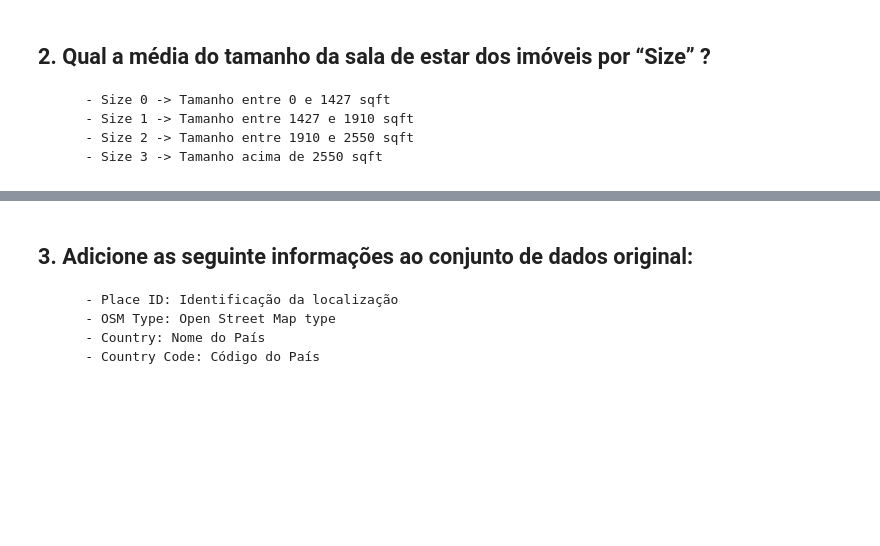
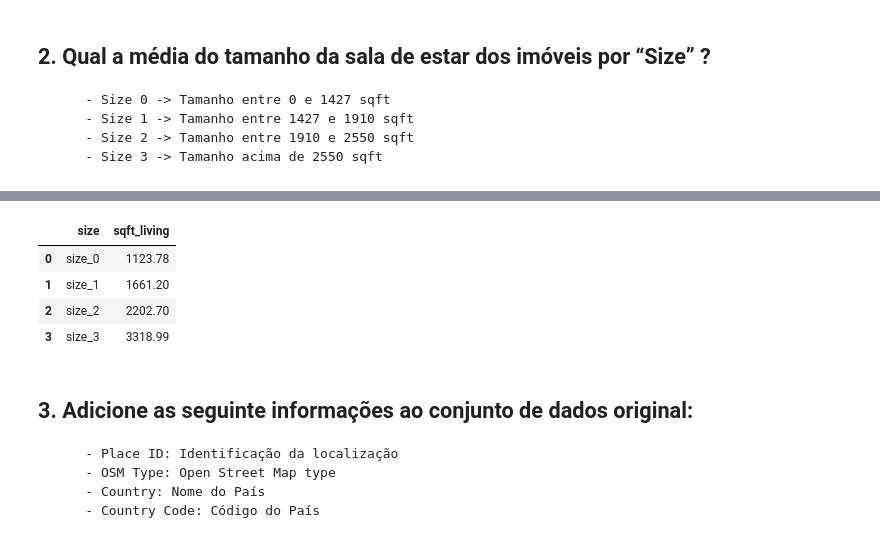
Before and after one commit to daniazevedo7/curso_python_zero_ao_ds, a Jupyter notebook: modulo_04/respostas_modulo_04.ipynb, the cells around one changed output, grey strips where cells are left out. Cells and saved outputs as stored; diff of their text form; code cells hidden in the pictures; blank space fills up the shorter version.

```diff
--- a/modulo_04/respostas_modulo_04.ipynb
+++ b/modulo_04/respostas_modulo_04.ipynb
@@ -117,3 +123,17 @@ for i in range(0, (data)):
+# %%
+data['size'] = data['sqft_living'].apply(lambda x: 'size_0' if x < 1427 else
+                                                   'size_1' if (x >= 1427) & (x < 1910) else
+                                                   'size_2' if (x >= 1910) & (x < 2550) else
+                                                   'size_3')
+# %%
+df = data[['size', 'sqft_living']].groupby('size').mean().reset_index()
+df
+# %% [output]
+|  | size | sqft_living |
+| 0 | size_0 | 1123.78 |
+| 1 | size_1 | 1661.20 |
+| 2 | size_2 | 2202.70 |
+| 3 | size_3 | 3318.99 |
 # %% [markdown]
 ## 3. Adicione as seguinte informações ao conjunto de dados original:
         - Place ID: Identificação da localização
```
Also changed, not shown: parts of 14 cells of this notebook.
